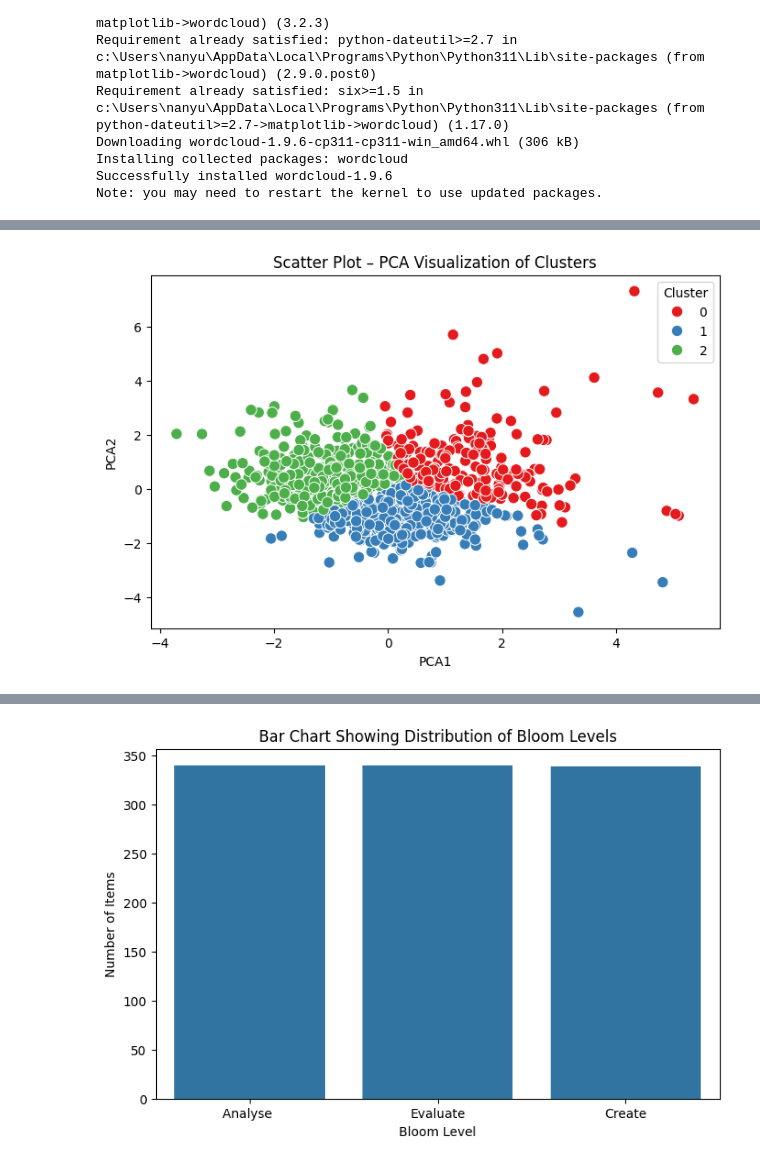
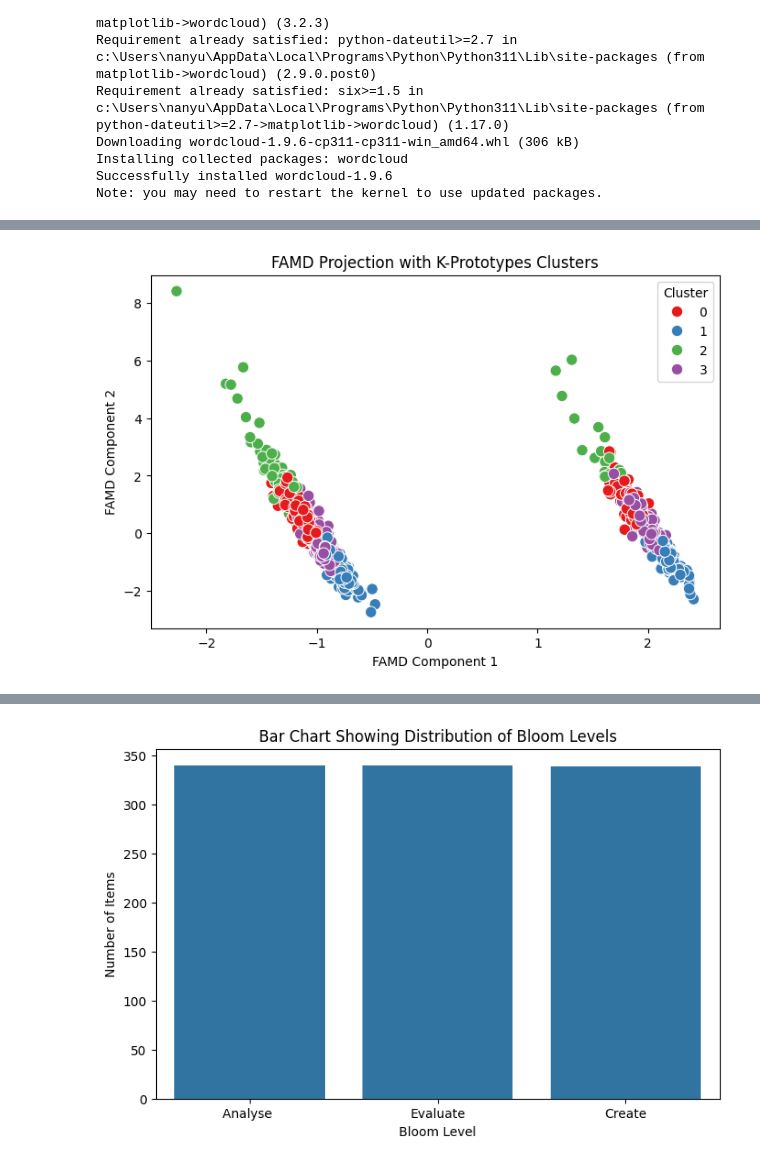
Before and after one commit to Nabanoba/ChatGPT-Curriculum-Assessment, a Jupyter notebook: project.ipynb, the cells around one changed output, grey strips where cells are left out. Saved outputs shown, nothing was run; the diff lists cells and outputs as text; code cells hidden in the pictures.

```diff
--- a/project.ipynb
+++ b/project.ipynb
@@ -252,19 +374,21 @@ PCA completed successfully! Here are the first few rows:
 # %%
-from sklearn.cluster import KMeans
 import matplotlib.pyplot as plt
 import seaborn as sns
 
-#  Run KMeans clustering on the PCA components ---
-kmeans = KMeans(n_clusters=3, random_state=42)  # change n_clusters as needed
-df['Cluster'] = kmeans.fit_predict(df[['PCA1', 'PCA2']])
-
-#  Plot PCA scatter plot with clusters
 plt.figure(figsize=(8,5))
-sns.scatterplot(x='PCA1', y='PCA2', hue='Cluster', data=df, palette='Set1', s=80)
-plt.title("Scatter Plot – PCA Visualization of Clusters")
+sns.scatterplot(
+    x='FAMD1', y='FAMD2',
+    hue='Cluster',
+    data=df,
+    palette='Set1',
+    s=80
+)
+plt.title("FAMD Projection with K-Prototypes Clusters")
+plt.xlabel("FAMD Component 1")
+plt.ylabel("FAMD Component 2")
 plt.show()
 # %% [output]
-[figure, old version]
+[figure, new version]
 # %%
 import pandas as pd
 import matplotlib.pyplot as plt
```
Also changed, not shown: parts of 15 cells of this notebook, 11 other files.
